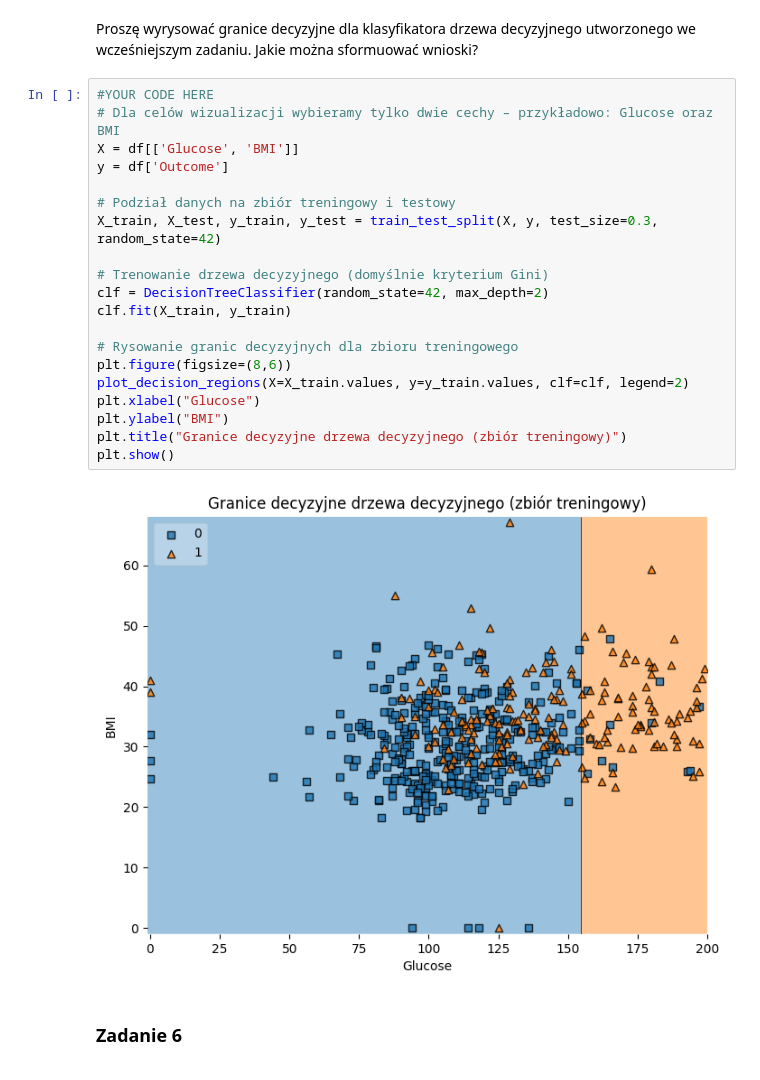
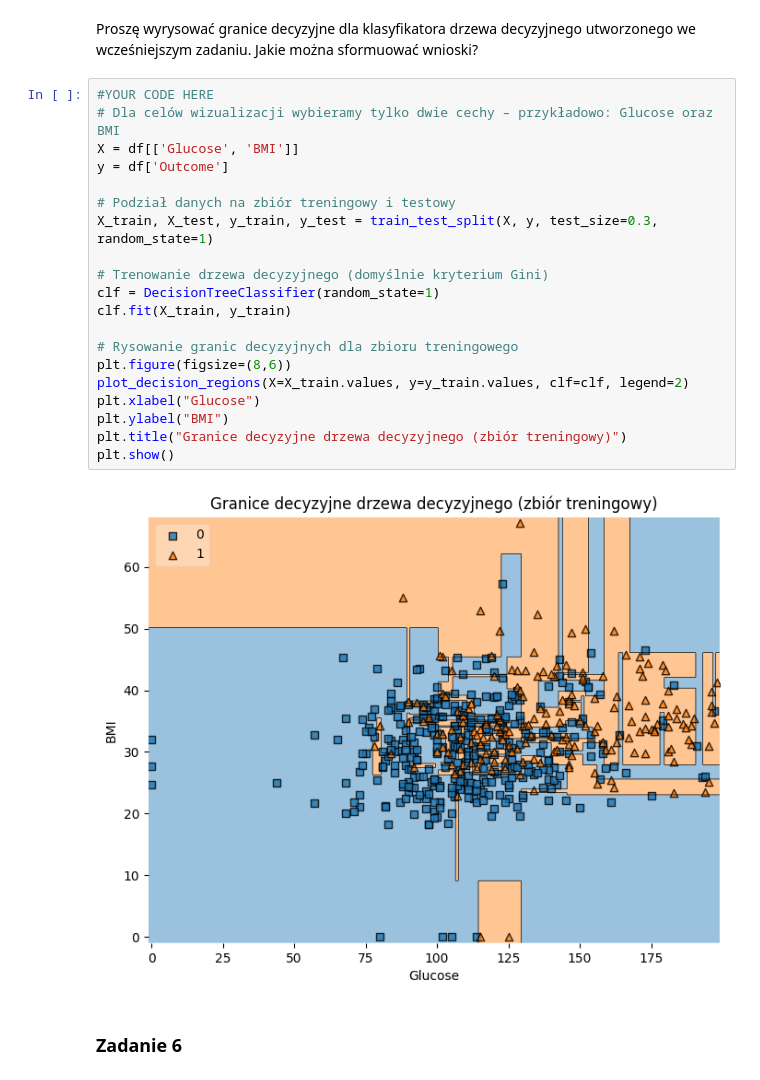
Before and after one commit to zywczak/TUM, a Jupyter notebook: Decission Tree.ipynb, the cells around one changed output. Drawn from its saved outputs; the diff is of its cells as text.

```diff
--- a/Decission Tree.ipynb
+++ b/Decission Tree.ipynb
@@ -402,25 +391,25 @@ Proszę wyrysować granice decyzyjne dla klasyfikatora drzewa decyzyjnego utworz
 # %%
 #YOUR CODE HERE
 # Dla celów wizualizacji wybieramy tylko dwie cechy – przykładowo: Glucose oraz BMI
 X = df[['Glucose', 'BMI']]
 y = df['Outcome']
 
 # Podział danych na zbiór treningowy i testowy
-X_train, X_test, y_train, y_test = train_test_split(X, y, test_size=0.3, random_state=42)
+X_train, X_test, y_train, y_test = train_test_split(X, y, test_size=0.3, random_state=1)
 
 # Trenowanie drzewa decyzyjnego (domyślnie kryterium Gini)
-clf = DecisionTreeClassifier(random_state=42, max_depth=2)
+clf = DecisionTreeClassifier(random_state=1)
 clf.fit(X_train, y_train)
 
 # Rysowanie granic decyzyjnych dla zbioru treningowego
 plt.figure(figsize=(8,6))
 plot_decision_regions(X=X_train.values, y=y_train.values, clf=clf, legend=2)
 plt.xlabel("Glucose")
 plt.ylabel("BMI")
 plt.title("Granice decyzyjne drzewa decyzyjnego (zbiór treningowy)")
 plt.show()
 # %% [output]
-[figure, old version]
+[figure, new version]
 # %% [markdown]
 ### Zadanie 6
 # %% [markdown]
```
Also changed, not shown: parts of 5 cells of this notebook.
